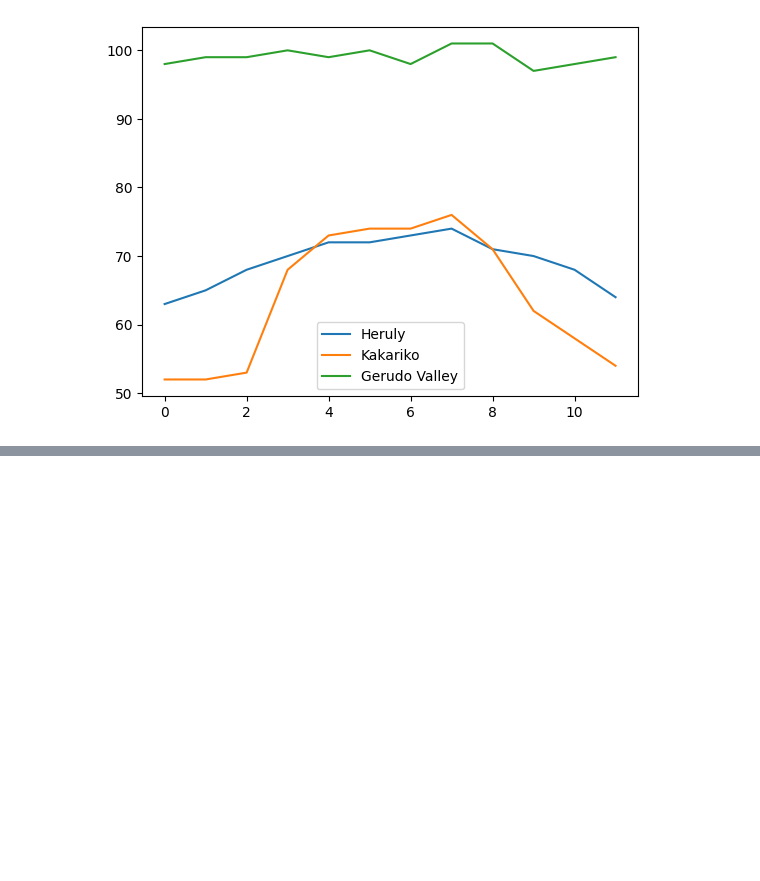
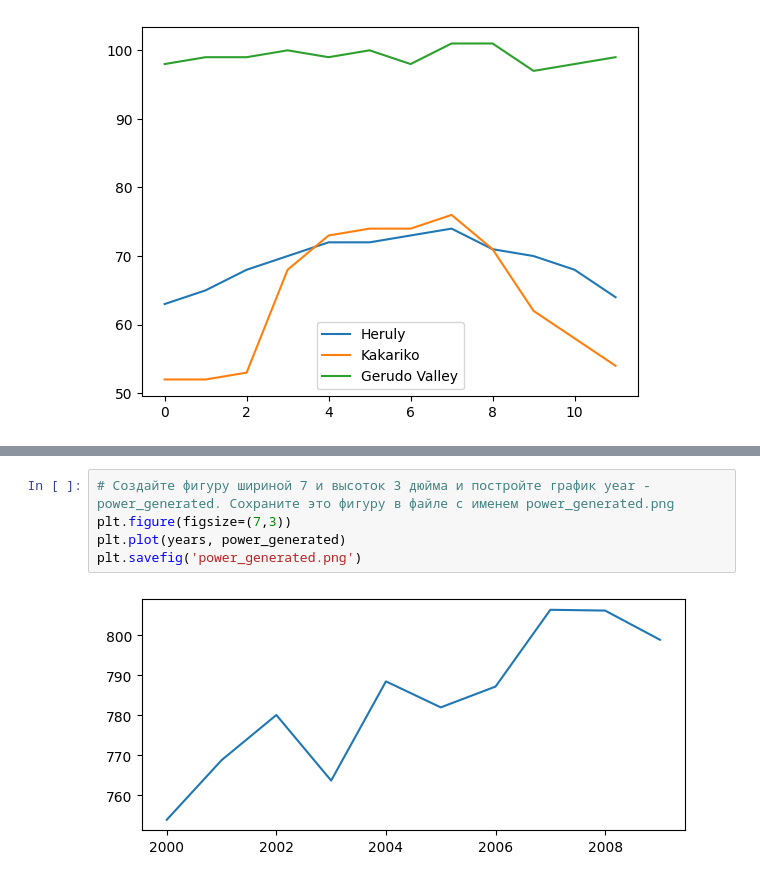
Before and after one commit to artipyzzz/Data-Science-Notebook, a Jupyter notebook: 4 Data Vis/0 Basic Line Plot.ipynb, the cells around one changed output, grey strips where cells are left out. Cells and saved outputs as stored; diff of their text form; blank space fills up the shorter version.

```diff
--- a/4 Data Vis/0 Basic Line Plot.ipynb
+++ b/4 Data Vis/0 Basic Line Plot.ipynb
@@ -457,0 +525,7 @@ ax.set_yticklabels(['10%', '60%', '80%'])
+# %%
+# Создайте фигуру шириной 7 и высоток 3 дюйма и постройте график year - power_generated. Сохраните это фигуру в файле с именем power_generated.png
+plt.figure(figsize=(7,3))
+plt.plot(years, power_generated)
+plt.savefig('power_generated.png')
+# %% [output]
+[figure, added]
```
Also changed, not shown: parts of 5 cells of this notebook, 3 other files.
